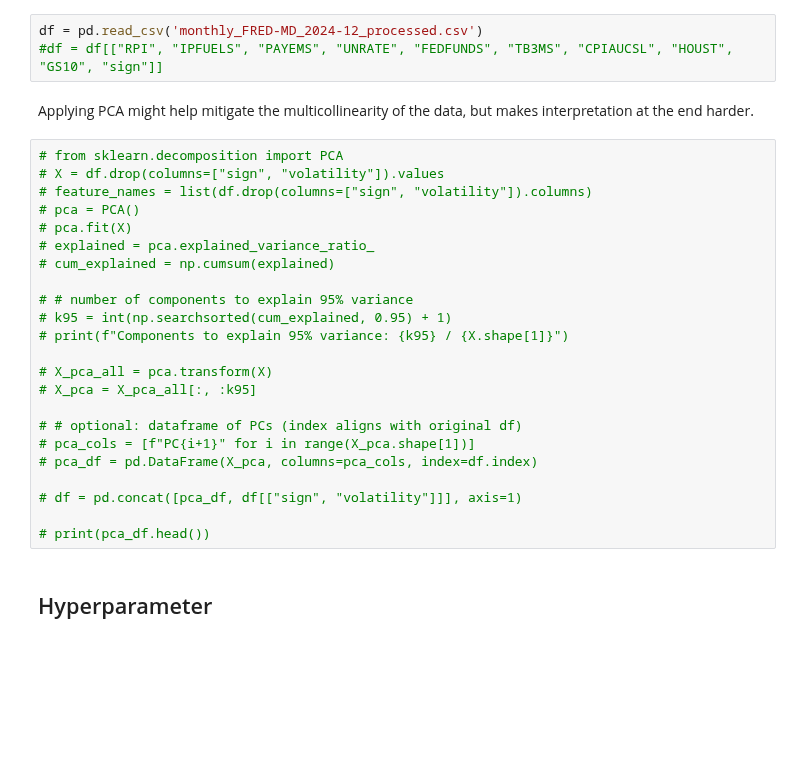
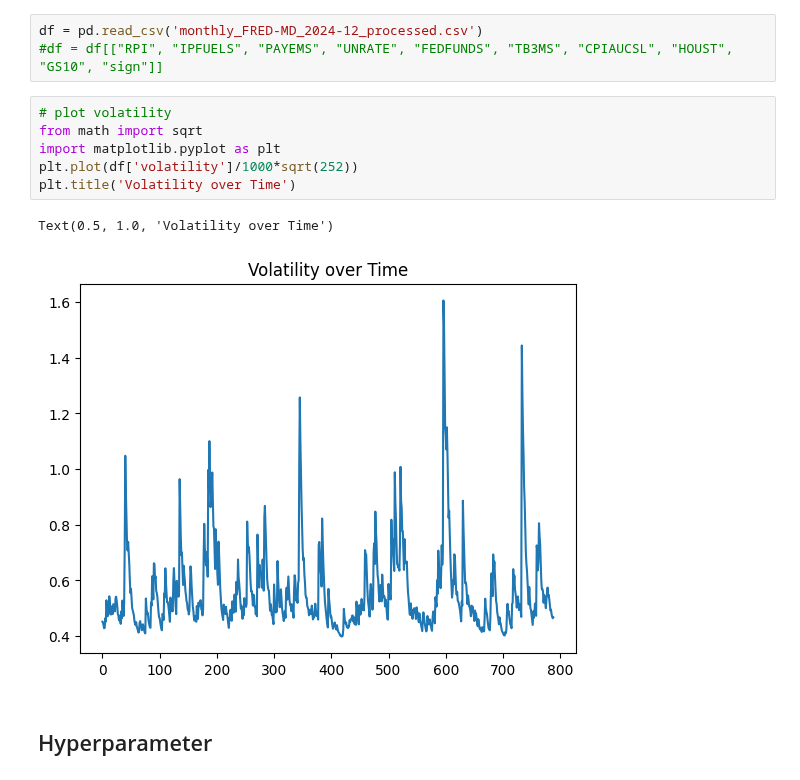
Before and after one commit to juliusd01/Deep_Learning, a Jupyter notebook: Research/Forecasting_Stocks/Sign_Forecasting/sign-prediction-model/LSTM_Forecast_FRED_MD.ipynb, the cells around one changed output. Cells and saved outputs as stored; diff of their text form; blank space fills up the shorter version.

```diff
--- a/Research/Forecasting_Stocks/Sign_Forecasting/sign-prediction-model/LSTM_Forecast_FRED_MD.ipynb
+++ b/Research/Forecasting_Stocks/Sign_Forecasting/sign-prediction-model/LSTM_Forecast_FRED_MD.ipynb
@@ -17,31 +17,15 @@ random.seed(42)
 # %%
 df = pd.read_csv('monthly_FRED-MD_2024-12_processed.csv')
 #df = df[["RPI", "IPFUELS", "PAYEMS", "UNRATE", "FEDFUNDS", "TB3MS", "CPIAUCSL", "HOUST", "GS10", "sign"]]
-# %% [markdown]
-Applying PCA might help mitigate the multicollinearity of the data, but makes interpretation at the end harder.
-# %%
-# from sklearn.decomposition import PCA
-# X = df.drop(columns=["sign", "volatility"]).values
-# feature_names = list(df.drop(columns=["sign", "volatility"]).columns)
-# pca = PCA()
-# pca.fit(X)
-# explained = pca.explained_variance_ratio_
-# cum_explained = np.cumsum(explained)
-
-# # number of components to explain 95% variance
-# k95 = int(np.searchsorted(cum_explained, 0.95) + 1)
-# print(f"Components to explain 95% variance: {k95} / {X.shape[1]}")
-
-# X_pca_all = pca.transform(X)
-# X_pca = X_pca_all[:, :k95]
-
-# # optional: dataframe of PCs (index aligns with original df)
-# pca_cols = [f"PC{i+1}" for i in range(X_pca.shape[1])]
-# pca_df = pd.DataFrame(X_pca, columns=pca_cols, index=df.index)
-
-# df = pd.concat([pca_df, df[["sign", "volatility"]]], axis=1)
-
-# print(pca_df.head())
+# %%
+# plot volatility
+from math import sqrt
+import matplotlib.pyplot as plt
+plt.plot(df['volatility']/1000*sqrt(252))
+plt.title('Volatility over Time')
+# %% [output]
+Text(0.5, 1.0, 'Volatility over Time')
+[figure, added]
 # %% [markdown]
 ## Hyperparameter
 # %%
```
Also changed, not shown: 5 other files.
